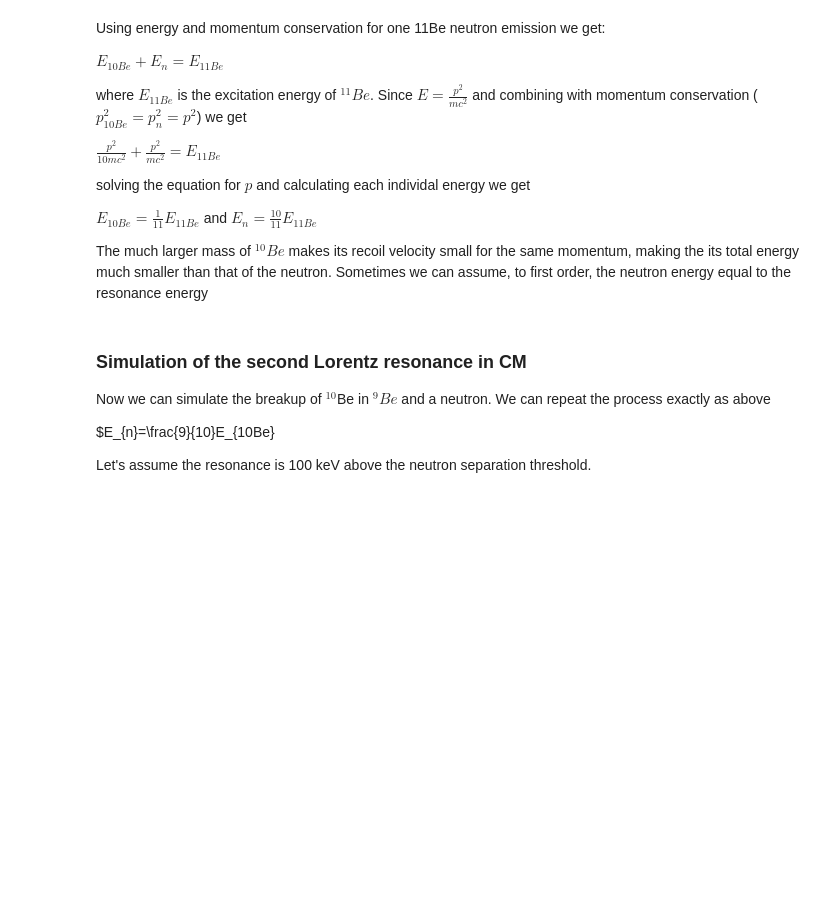
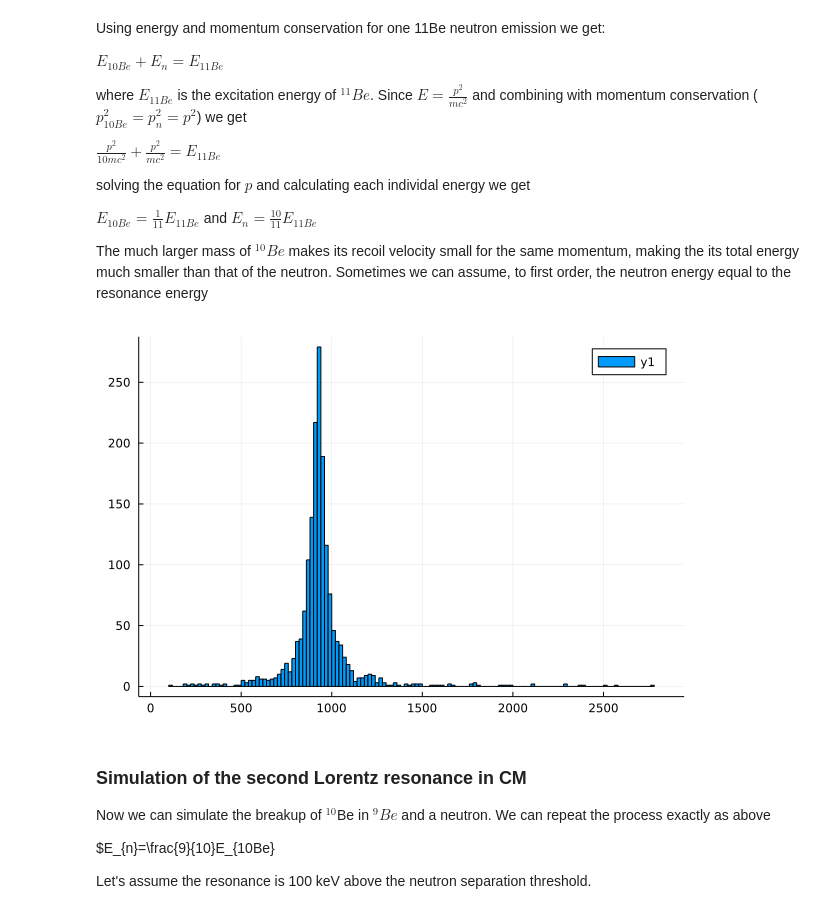
Before and after one commit to madurganplab/11LiDecay, a Jupyter notebook: monteCarlo.ipynb, the cells around one changed output. Saved outputs shown, nothing was run; the diff lists cells and outputs as text; code cells hidden in the pictures; blank space fills up the shorter version.

```diff
--- a/monteCarlo.ipynb
+++ b/monteCarlo.ipynb
@@ -173,8 +187,10 @@ $E_{10Be}=\frac{1}{11}E_{11Be}$ and $E_n=\frac{10}{11}E_{11Be}$
 
 The much larger mass of $^{10}Be$ makes its recoil velocity small for the same momentum, making the its total energy much smaller than that of the neutron. Sometimes we can assume, to first order, the neutron energy equal to the resonance energy
 # %%
-En=[]; En = 10/11 .* E
+En = 10/11 .* E
 plot(En,seriestype=:hist,nbins=200)
+# %% [output]
+[figure, added]
 # %% [markdown]
 ### Simulation of the second Lorentz resonance in CM
 
```
Also changed, not shown: parts of 12 cells of this notebook.
